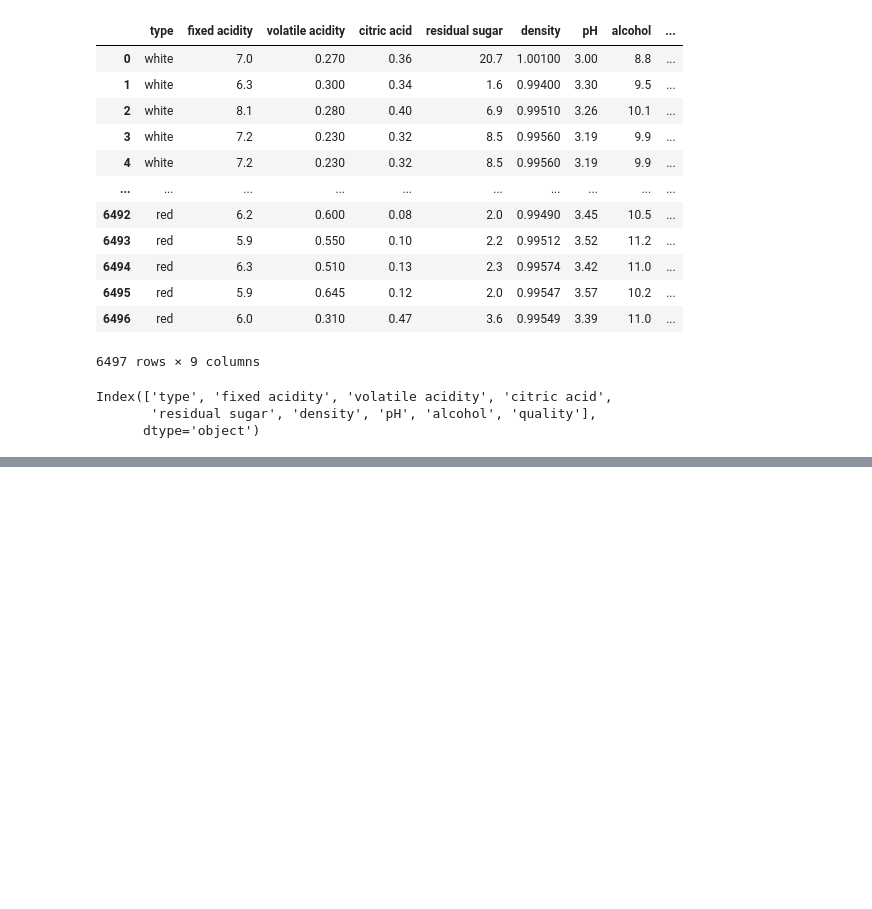
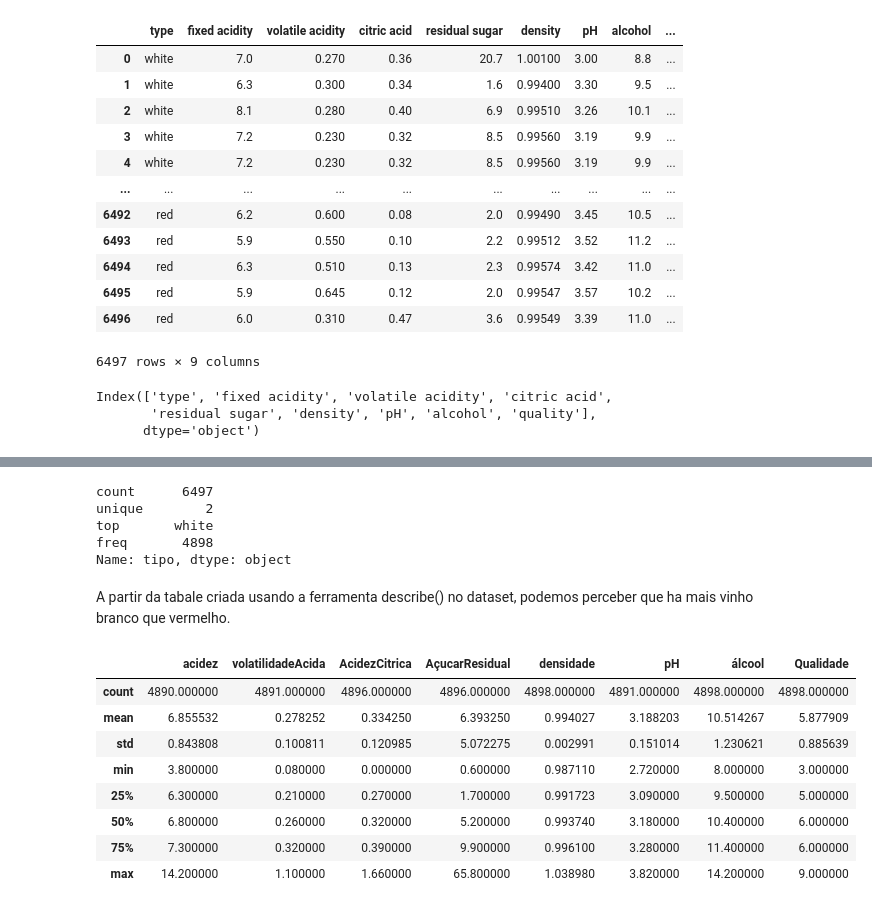
Before and after one commit to Brunelas/Projeto-2-, a Jupyter notebook: projeto2.ipynb, the cells around one changed output, grey strips where cells are left out. Drawn from its saved outputs; the diff is of its cells as text; code cells hidden in the pictures; blank space fills up the shorter version.

```diff
--- a/projeto2.ipynb
+++ b/projeto2.ipynb
@@ -65,0 +109,22 @@ novo
+# %%
+novo.tipo.describe()
+# %% [output]
+count      6497
+unique        2
+top       white
+freq       4898
+Name: tipo, dtype: object
+# %% [markdown]
+A partir da tabale criada usando a ferramenta describe() no dataset, podemos perceber que ha mais vinho branco que vermelho.
+# %%
+novo[novo.tipo == 'white'].describe()
+# %% [output]
+|  | acidez | volatilidadeAcida | AcidezCitrica | AçucarResidual | densidade | pH | álcool | Qualidade |
+| count | 4890.000000 | 4891.000000 | 4896.000000 | 4896.000000 | 4898.000000 | 4891.000000 | 4898.000000 | 4898.000000 |
+| mean | 6.855532 | 0.278252 | 0.334250 | 6.393250 | 0.994027 | 3.188203 | 10.514267 | 5.877909 |
+| std | 0.843808 | 0.100811 | 0.120985 | 5.072275 | 0.002991 | 0.151014 | 1.230621 | 0.885639 |
+| min | 3.800000 | 0.080000 | 0.000000 | 0.600000 | 0.987110 | 2.720000 | 8.000000 | 3.000000 |
+| 25% | 6.300000 | 0.210000 | 0.270000 | 1.700000 | 0.991723 | 3.090000 | 9.500000 | 5.000000 |
+| 50% | 6.800000 | 0.260000 | 0.320000 | 5.200000 | 0.993740 | 3.180000 | 10.400000 | 6.000000 |
+| 75% | 7.300000 | 0.320000 | 0.390000 | 9.900000 | 0.996100 | 3.280000 | 11.400000 | 6.000000 |
+| max | 14.200000 | 1.100000 | 1.660000 | 65.800000 | 1.038980 | 3.820000 | 14.200000 | 9.000000 |
```
Also changed, not shown: parts of 9 cells of this notebook.
